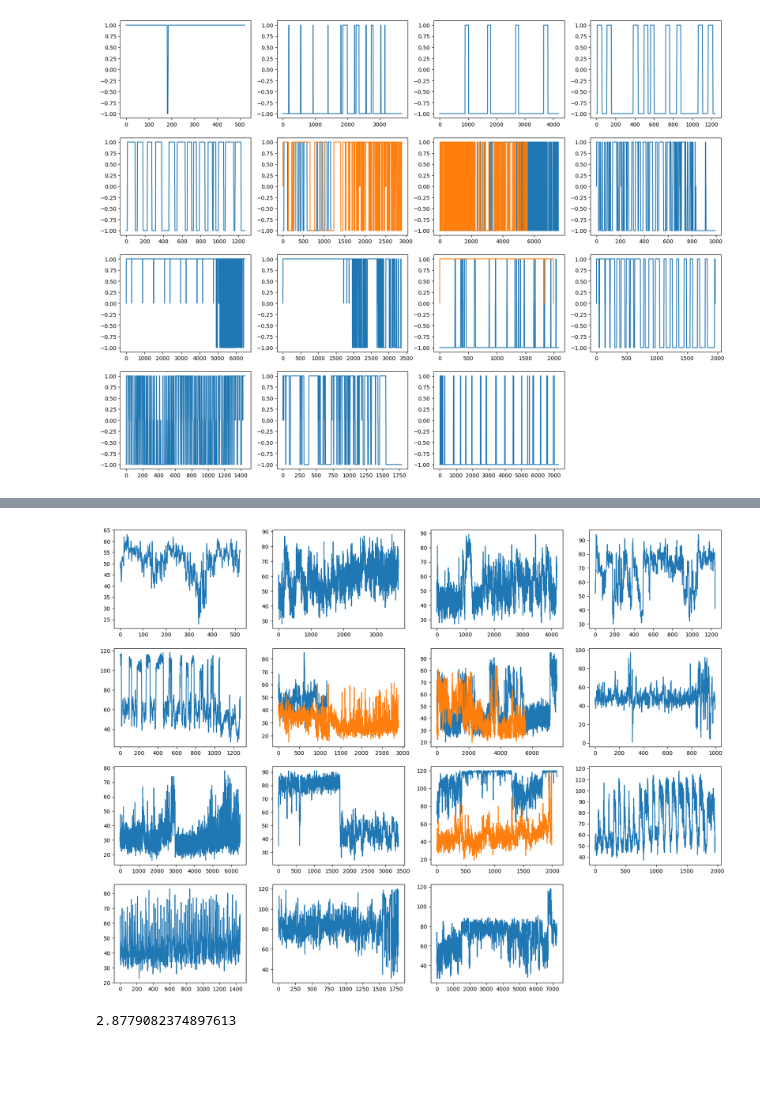
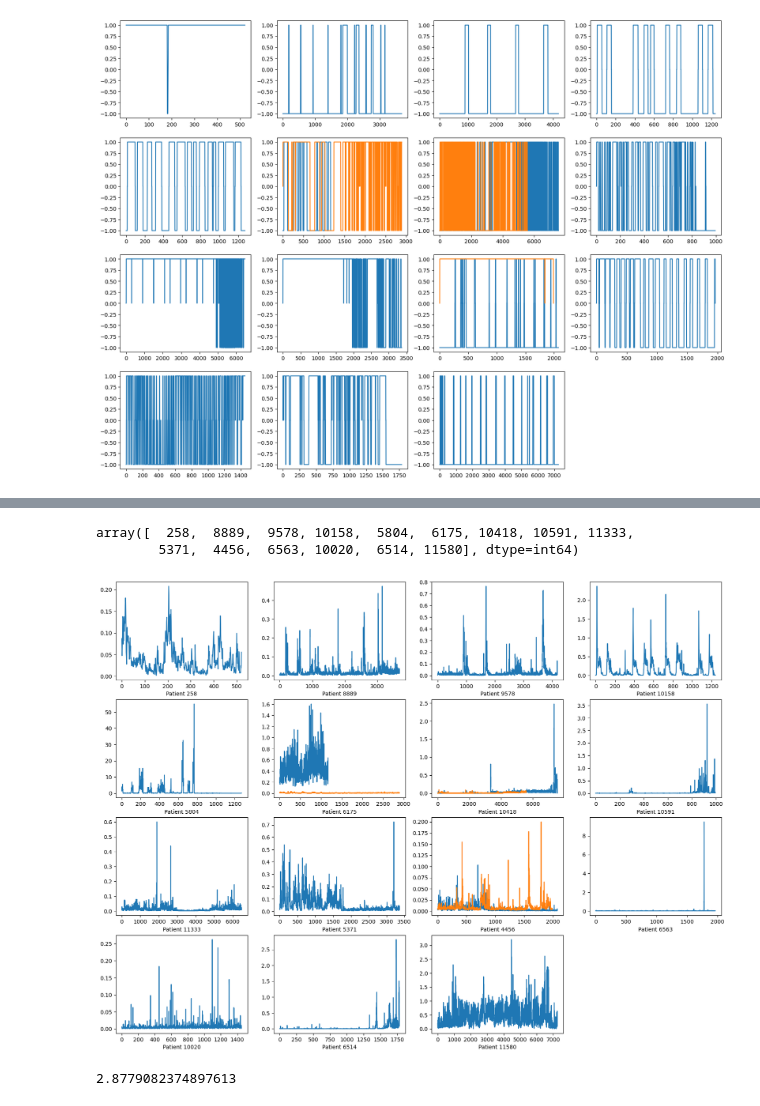
Before and after one commit to Hong-01/EE4C12-Epileptic-Seizure-Detection-using-EEG, a Jupyter notebook: Cluster.ipynb, the cells around one changed output, grey strips where cells are left out. Drawn from its saved outputs; the diff is of its cells as text; code cells hidden in the pictures; blank space fills up the shorter version.

```diff
--- a/Cluster.ipynb
+++ b/Cluster.ipynb
@@ -159,10 +202,18 @@ for i in range(Patient_num):
+# %%
+Patient_ID
+# %% [output]
+array([  258,  8889,  9578, 10158,  5804,  6175, 10418, 10591, 11333,
+        5371,  4456,  6563, 10020,  6514, 11580], dtype=int64)
 # %%
 plt.figure(figsize=(20, 15))
 for i in range(Patient_num):
     plt.subplot(4, 4, i+1)
+    plt.xlabel("Patient "+str(Patient_ID[i]))
     for j in range(len(data_list[i])):
-        data_ann = data_list[i][j][features[1]]
+        data_ann = data_list[i][j][features[-1]]
         x_temp = np.arange(len(data_ann))
         plt.plot(x_temp, data_ann)
+
+plt.show()
 # %% [output]
-[figure, old version]
+[figure, new version]
```
Also changed, not shown: parts of 7 cells of this notebook, 1 other file.
